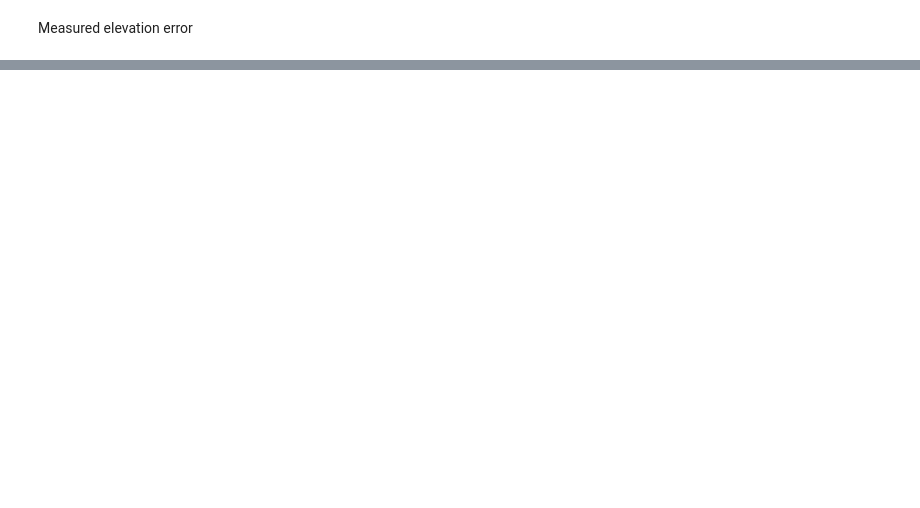
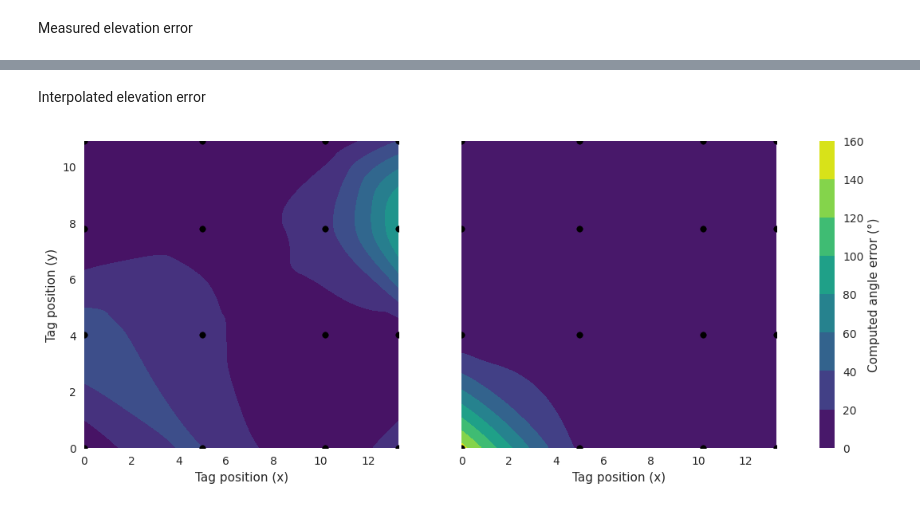
Before and after one commit to llamington/Bluetooth-Direction-Finding-Simulation, a Jupyter notebook: lab-testing.ipynb, the cells around one changed output, grey strips where cells are left out. Saved outputs shown, nothing was run; the diff lists cells and outputs as text; code cells hidden in the pictures; blank space fills up the shorter version.

```diff
--- a/lab-testing.ipynb
+++ b/lab-testing.ipynb
@@ -98,0 +145,35 @@ fig.colorbar(img, ax=axs)
+# %% [markdown]
+Interpolated elevation error
+# %%
+fig, axs = plt.subplots(1, 2, sharey=True, figsize=(14, 5))
+for i, elevation in enumerate([0, 5.3]):
+    dataset = lab_results[lab_results["z"] == elevation]
+    points = dataset[["x", "y"]]
+    x_max = dataset["x"].max()
+    y_max = dataset["y"].max()
+
+    grid_x, grid_y = np.mgrid[0:x_max:250j, 0:y_max:250j]
+    interpolated = griddata(
+        points, dataset["elevation_delta"], (grid_x, grid_y), method="cubic"
+    )
+    interpolated[interpolated < 0] = 0
+    img = axs[i].contourf(
+        interpolated.T,
+        vmin=0,
+        vmax=160,
+        extent=(0, x_max, 0, y_max),
+        cmap="viridis",
+    )
+    axs[i].scatter(
+        dataset["x"],
+        dataset["y"],
+        c="k",
+        s=30,
+    )
+    axs[i].set_xlabel("Tag position (x)")
+
+axs[0].set_ylabel("Tag position (y)")
+cbar = fig.colorbar(img, ax=axs)
+cbar.set_label("Computed angle error (°)")
+# %% [output]
+[figure, added]
```
Also changed, not shown: parts of 10 cells of this notebook.
